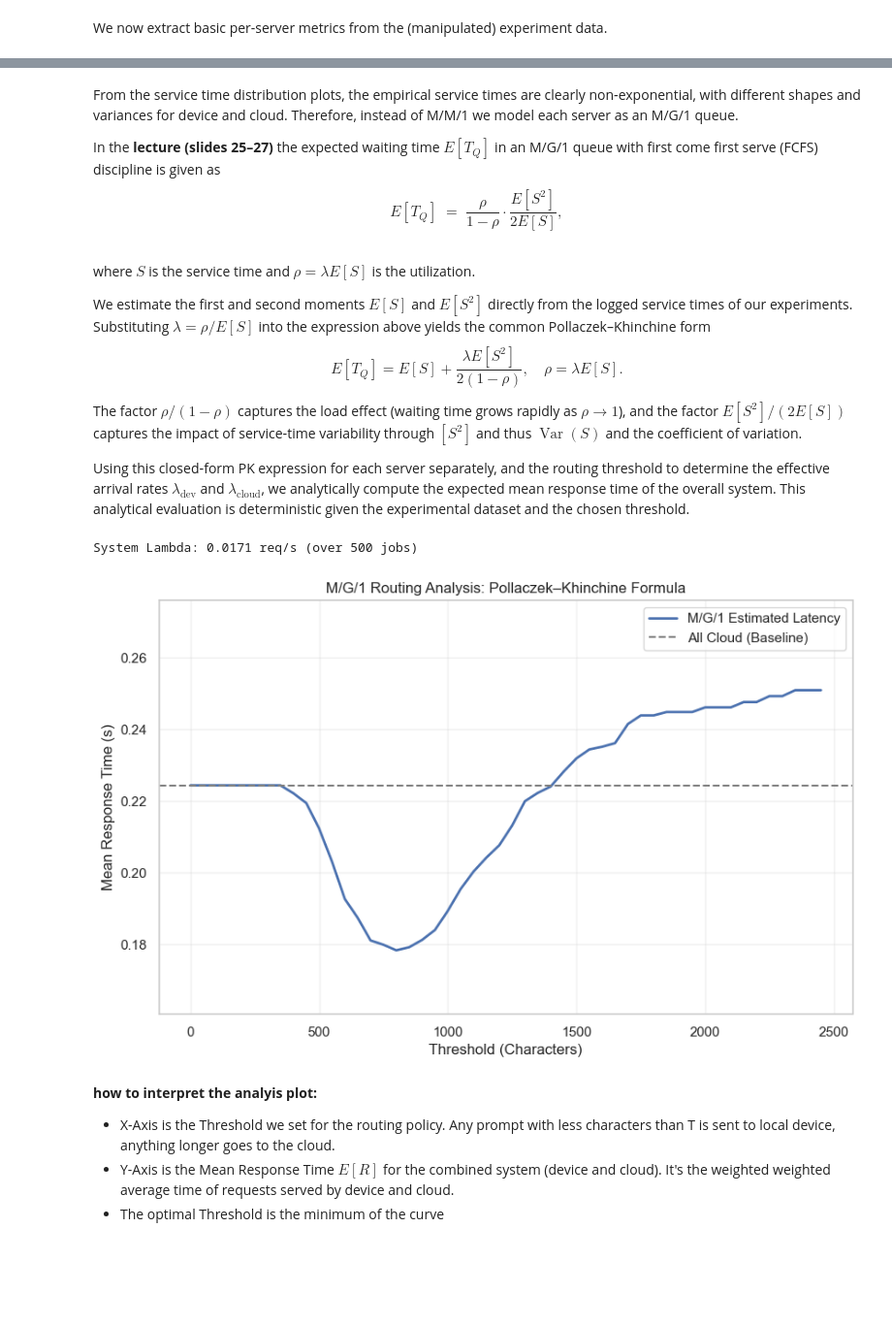
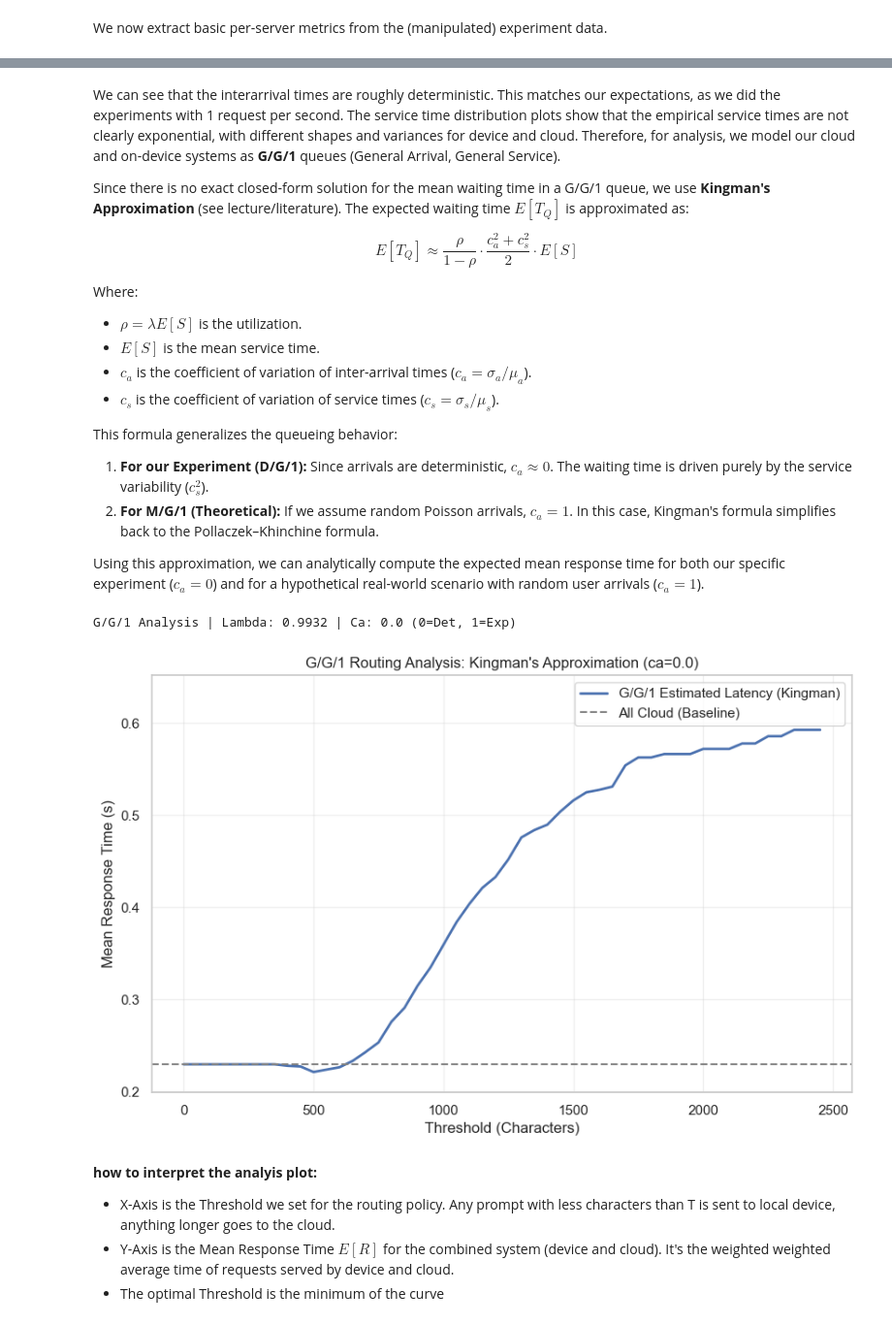
Before and after one commit to fabianHueni/UNIBE_MSGAI_HS25_Project, a Jupyter notebook: analyse/analyse_latency_data.ipynb, the cells around one changed output, grey strips where cells are left out. Shown at 97% size. Saved outputs shown, nothing was run; the diff lists cells and outputs as text; code cells hidden in the pictures; blank space fills up the shorter version.

```diff
--- a/analyse/analyse_latency_data.ipynb
+++ b/analyse/analyse_latency_data.ipynb
@@ -343,12 +343,8 @@ from utils import *
 df_cloud_ex = raw_dfs['cloud/cloud_raw_experiment_meta-llama-llama-3-2-1b-instruct_always_cloud_once-per-sec_2025-12-04T16-10-54'].copy()
 df_device_ex = raw_dfs['philip/raw_experiment_Llama-3-2-1B-Instruct-ONNX_always_device_once-per-sec_2025-12-04T08-10-53'].copy()
 
-
-on_device_speedup_factor = 0.6
-on_device_speedup_shift = 300 #linear shift factor in ms
-
-on_device_speedup_factor = 0.6
-on_device_speedup_shift = 300 #linear shift factor in ms
+on_device_speedup_factor = 1
+on_device_speedup_shift = 400 #linear shift factor in ms
 
 # Apply speedup factor to device inference times
 print(f"Applying speedup factor {on_device_speedup_factor} and shift -{on_device_speedup_shift}ms...")
@@ -405,47 +407,51 @@ plot_service_time_distribution(df_cloud_ex, "Cloud (Llama)")
 [figure]
 # %% [markdown]
+We can see that the interarrival times are roughly deterministic. This matches our expectations, as we did the experiments with 1 request per second. The service time distribution plots show that the empirical service times are not clearly exponential, with different shapes and variances for device and cloud. Therefore, for analysis, we model our cloud and on-device systems as **G/G/1** queues (General Arrival, General Service).
 
+Since there is no exact closed-form solution for the mean waiting time in a G/G/1 queue, we use **Kingman's Approximation** (see lecture/literature). The expected waiting time $E[T_Q]$ is approximated as:
 
-From the service time distribution plots, the empirical service times are clearly non‑exponential, with different shapes and variances for device and cloud. Therefore, instead of M/M/1 we model each server as an M/G/1 queue.
-
-In the **lecture (slides 25–27)** the expected waiting time $E[T_Q]$ in an M/G/1 queue with first come first serve (FCFS) discipline is given as
 $$
-E[T_Q] \;=\; \frac{\rho}{1-\rho} \cdot \frac{E[S^2]}{2E[S]},
-$$
-where $S$ is the service time and $\rho = \lambda E[S]$ is the utilization.
-
-We estimate the first and second moments $E[S]$ and $E[S^2]$ directly from the logged service times of our experiments. Substituting $\lambda = \rho / E[S]$ into the expression above yields the common Pollaczek–Khinchine form
-$$
-E[T_Q] = E[S] + \frac{\lambda E[S^2]}{2(1-\rho)},\quad \rho = \lambda E[S].
+E[T_Q] \approx \frac{\rho}{1-\rho} \cdot \frac{c_a^2 + c_s^2}{2} \cdot E[S]
 $$
 
-The factor $\rho/(1-\rho)$ captures the load effect (waiting time grows rapidly as $\rho \to 1$), and the factor $E[S^2]/(2E[S])$ captures the impact of service‑time variability through $[S^2]$ and thus $\operatorname{Var}(S)$ and the coefficient of variation.
+Where:
+- $\rho = \lambda E[S]$ is the utilization.
+- $E[S]$ is the mean service time.
+- $c_a$ is the coefficient of variation of inter-arrival times ($c_a = \sigma_a / \mu_a$).
+- $c_s$ is the coefficient of variation of service times ($c_s = \sigma_s / \mu_s$).
 
-Using this closed‑form PK expression for each server separately, and the routing threshold to determine the effective arrival rates $\lambda_{\text{dev}}$ and $\lambda_{\text{cloud}}$, we analytically compute the expected mean response time of the overall system. This analytical evaluation is deterministic given the experimental dataset and the chosen threshold.
+This formula generalizes the queueing behavior:
+1.  **For our Experiment (D/G/1):** Since arrivals are deterministic, $c_a \approx 0$. The waiting time is driven purely by the service variability ($c_s^2$).
+2.  **For M/G/1 (Theoretical):** If we assume random Poisson arrivals, $c_a = 1$. In this case, Kingman's formula simplifies back to the Pollaczek–Khinchine formula.
+
+Using this approximation, we can analytically compute the expected mean response time for both our specific experiment ($c_a=0$) and for a hypothetical real-world scenario with random user arrivals ($c_a=1$).
 # %%
 from utils import *
 
 # --- Run Analysis ---
 thresholds = range(0, 2500, 50)
-mg1_results = analyze_routing_mg1(df_device_ex, df_cloud_ex, thresholds)
+# ca=0.0 models your deterministic experiment (D/G/1)
+gg1_results = analyze_routing_gg1(df_device_ex, df_cloud_ex, thresholds, ca=0.0)
 
 # Plotting
 plt.figure(figsize=(10, 6))
-plt.plot(mg1_results['threshold'], mg1_results['avg_latency'], label='M/G/1 Estimated Latency', linewidth=2)
-plt.axhline(y=mg1_results.iloc[0]['avg_latency'], color='gray', linestyle='--', label='All Cloud (Baseline)')
-finite_vals = mg1_results[mg1_results['avg_latency'] != float('inf')]['avg_latency']
+plt.plot(gg1_results['threshold'], gg1_results['avg_latency'], label='G/G/1 Estimated Latency (Kingman)', linewidth=2)
+plt.axhline(y=gg1_results.iloc[0]['avg_latency'], color='gray', linestyle='--', label='All Cloud (Baseline)')
+
+finite_vals = gg1_results[gg1_results['avg_latency'] != float('inf')]['avg_latency']
 upper_lim = finite_vals.max() * 1.1 if not pd.isna(finite_vals.max()) else 2.0
 lower_lim = max(0, finite_vals.min() * 0.9) if not pd.isna(finite_vals.min()) else 0
 plt.ylim(lower_lim, upper_lim)
+
 plt.xlabel('Threshold (Characters)')
 plt.ylabel('Mean Response Time (s)')
-plt.title('M/G/1 Routing Analysis: Pollaczek–Khinchine Formula')
+plt.title('G/G/1 Routing Analysis: Kingman\'s Approximation (ca=0.0)')
 plt.legend()
 plt.grid(True, alpha=0.3)
 plt.show()
 # %% [output]
-System Lambda: 0.0171 req/s (over 500 jobs)
+G/G/1 Analysis | Lambda: 0.9932 | Ca: 0.0 (0=Det, 1=Exp)
-[figure, old version]
+[figure, new version]
 # %% [markdown]
 **how to interpret the analyis plot:**
 - X-Axis is the Threshold we set for the routing policy. Any prompt with less characters than T is sent to local device, anything longer goes to the cloud.
```
Also changed, not shown: parts of 13 cells of this notebook, 1 other file.
